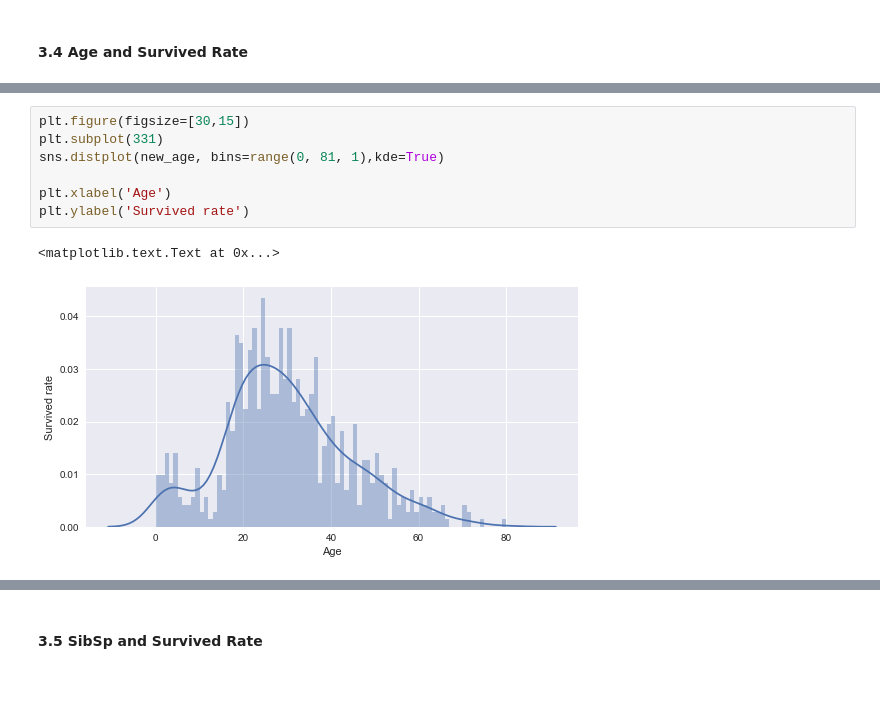
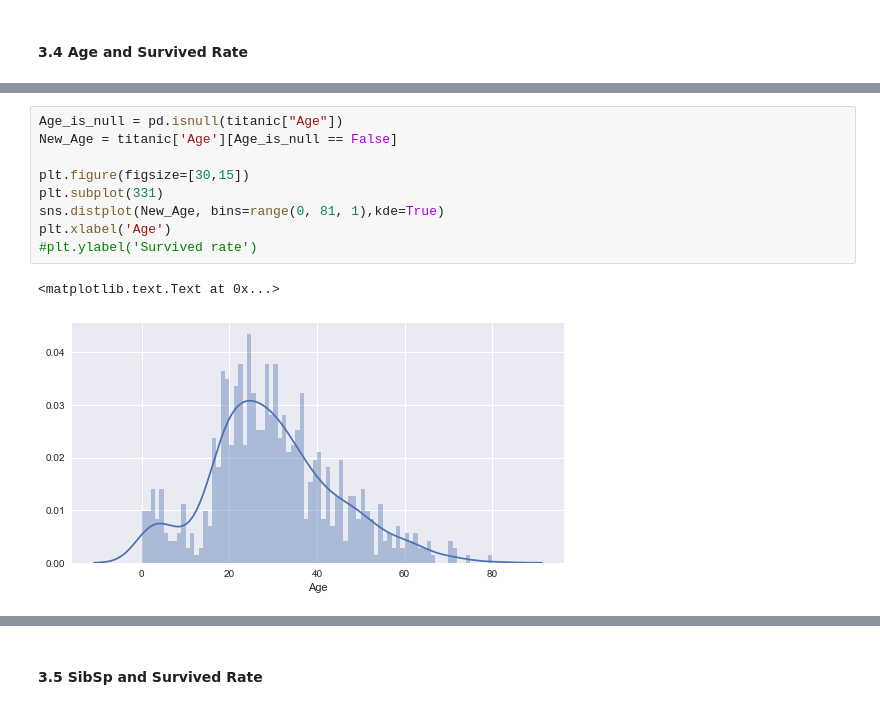
Before and after one commit to freena22/Data-Analysis-Projects, a Jupyter notebook: 01Kaggle_Titanic_Survival.ipynb, the cells around one changed output, grey strips where cells are left out. Drawn from its saved outputs; the diff is of its cells as text.

```diff
--- a/01Kaggle_Titanic_Survival.ipynb
+++ b/01Kaggle_Titanic_Survival.ipynb
@@ -209,10 +216,12 @@ numpy.ndarray
 # %%
+Age_is_null = pd.isnull(titanic["Age"])
+New_Age = titanic['Age'][Age_is_null == False]
+
 plt.figure(figsize=[30,15])
 plt.subplot(331)
-sns.distplot(new_age, bins=range(0, 81, 1),kde=True)
-
+sns.distplot(New_Age, bins=range(0, 81, 1),kde=True)
 plt.xlabel('Age')
-plt.ylabel('Survived rate')
+#plt.ylabel('Survived rate')
 # %% [output]
 <matplotlib.text.Text at 0x...>
-[figure, old version]
+[figure, new version]
```
Also changed, not shown: parts of 21 cells of this notebook.
